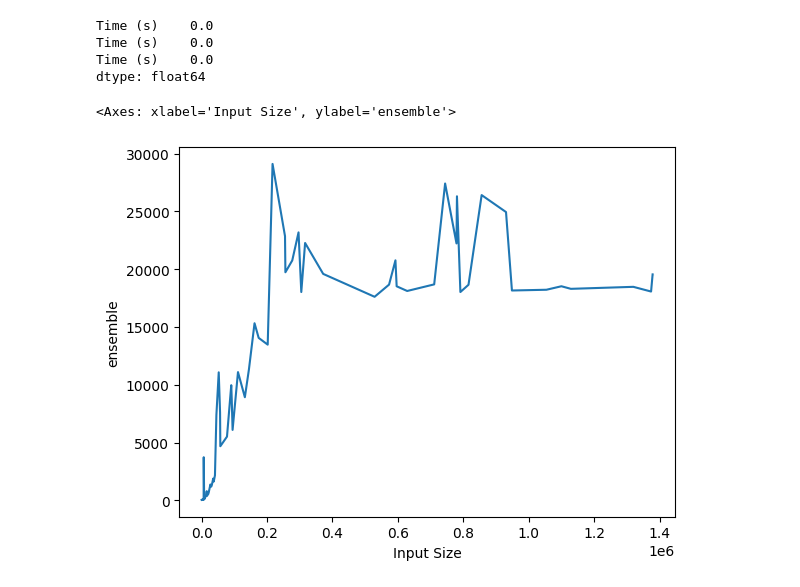
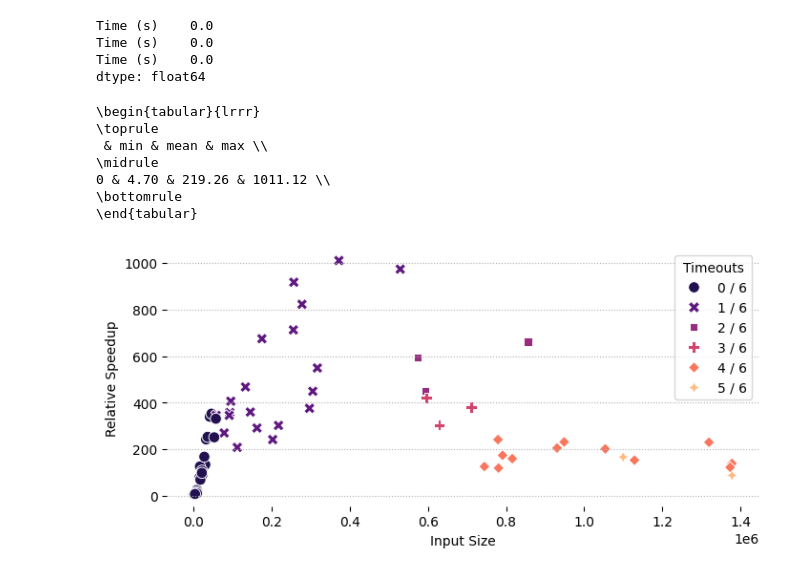
Before and after one commit to MaBody/aldiscore, a Jupyter notebook: notebooks/misc/runtime_results.ipynb, the cells around one changed output. Saved outputs shown, nothing was run; the diff lists cells and outputs as text; code cells hidden in the pictures.

```diff
--- a/notebooks/misc/runtime_results.ipynb
+++ b/notebooks/misc/runtime_results.ipynb
@@ -348,8 +280,3 @@ Time (s)    0.0
 Time (s)    0.0
 Time (s)    0.0
 dtype: float64
-# %%
-sn.lineplot(x=perf_df["Input Size"], y=perf_df.ensemble)
-# %% [output]
-<Axes: xlabel='Input Size', ylabel='ensemble'>
-[figure, removed]
@@ -374,0 +283,68 @@ perf_df["bin"] = pd.cut(
+# %%
+import matplotlib.ticker as mtick
+
+speedup = (perf_df["ensemble"] + perf_df["heuristic"]) / perf_df["predict"]
+
+print(
+    speedup.aggregate(["min", "mean", "max"]).to_frame().T.to_latex(float_format="%.2f")
+)
+
+timeout_share = ((timeouts).iloc[:, 0]).astype(int)
+plt.figure(figsize=(8, 3.5))
+ax = sn.scatterplot(
+    perf_df,
+    x="Input Size",
+    y=speedup,
+    # hue=timeouts.iloc[:, 0].rename("Timeouts"),
+    # style=timeouts.iloc[:, 0].rename("Timeouts"),
+    hue=timeout_share,
+    style=timeout_share,
+    palette=sn.color_palette("magma", 6),
+    s=70,
+)
+ax.grid(linestyle=":", axis="y")
+ax.spines["top"].set_visible(False)
+ax.spines["right"].set_visible(False)
+ax.spines["left"].set_visible(False)
+ax.spines["bottom"].set_visible(False)
+ax.set_xlabel("Input Size")
+ax.set_ylabel("Relative Speedup")
+# plt.legend(title="Timeouts")
+
+handles, labels = ax.get_legend_handles_labels()
+# Convert integer class labels to integers (if they are not already)
+int_labels = [int(l) for l in labels]
+
+percentage_labels = [f"{x} / 6" for x in int_labels]
+
+# Sort by the integer value to preserve order
+sorted_items = sorted(zip(int_labels, handles, percentage_labels), key=lambda t: t[0])
+sorted_handles = [t[1] for t in sorted_items]
+sorted_labels = [t[2] for t in sorted_items]
+
+plt.legend(sorted_handles, sorted_labels, title="Timeouts")
+
+plt.savefig(ROOT.parent / "figures" / "runtime_speedup.svg", bbox_inches="tight")
+
+# ax = sn.barplot(
+#     perf_df,
+#     x="bin",
+#     y=speedup,
+#     hue="bin",
+#     zorder=2,
+#     palette=sn.color_palette("mako", 6),
+#     # palette=sn.cubehelix_palette(11),
+#     alpha=0.75,
+# )
+# plt.yscale("log")
+# iqr = lambda s: np.percentile(s, 75) - np.percentile(s, 25)
+# speedup.groupby(perf_df["bin"]).agg(["mean", "std"]).T.round(2)
+# %% [output]
+\begin{tabular}{lrrr}
+\toprule
+ & min & mean & max \\
+\midrule
+0 & 4.70 & 219.26 & 1011.12 \\
+\bottomrule
+\end{tabular}
+[figure, added]
```
Also changed, not shown: parts of 8 cells of this notebook.
